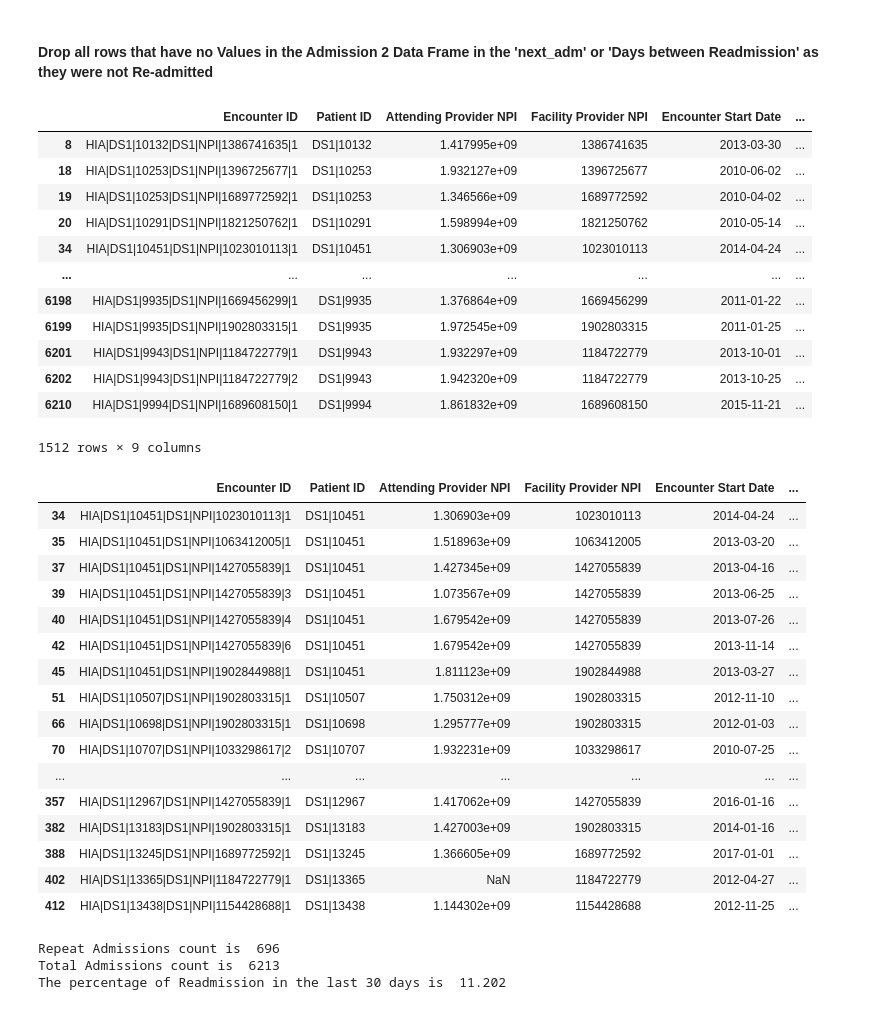
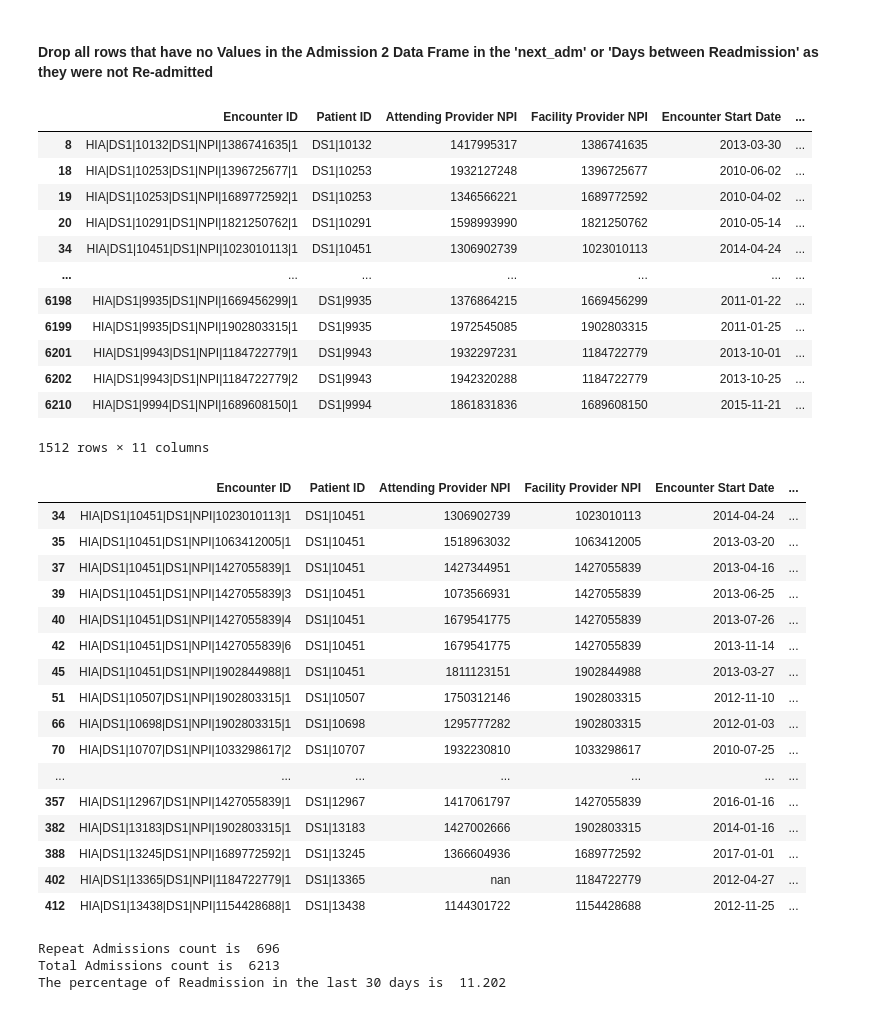
Before and after one commit to jrioross/ursa_health_hospital_readmissions, a Jupyter notebook: notebooks/EDA2.ipynb, the cells around one changed output. Cells and saved outputs as stored; diff of their text form; code cells hidden in the pictures.

```diff
--- a/notebooks/EDA2.ipynb
+++ b/notebooks/EDA2.ipynb
@@ -56,4 +56,5 @@ members['Patient ZIP Code 5-Digit'] = members['Patient ZIP Code 5-Digit'].fillna
 # Change Object data type to Dates
 admissions['Encounter Start Date'] = pd.to_datetime(admissions['Encounter Start Date'], format='%Y-%m-%d')
 admissions['Encounter End Date'] = pd.to_datetime(admissions['Encounter End Date'], format='%Y-%m-%d')
+admissions['Attending Provider NPI']=admissions['Attending Provider NPI'].astype(str).str.replace('.0', '', regex=False)
 pcp_visit['Encounter Date'] = pd.to_datetime(pcp_visit['Encounter Date'], format='%Y-%m-%d')
@@ -64,8 +85,8 @@ admissions1 = admissions[['Encounter ID', 'Patient ID', 'Attending Provider NPI'
        'Facility Provider NPI', 'Encounter Start Date', 'Encounter End Date',
        #'Principal Discharge Diagnosis ICD-9-CM Code',
        #'Principal Discharge Diagnosis ICD-9-CM Description',
-       #'Principal Discharge Diagnosis ICD-10-CM Code',
-       #'Principal Discharge Diagnosis ICD-10-CM Description',
+       'Principal Discharge Diagnosis ICD-10-CM Code',
+       'Principal Discharge Diagnosis ICD-10-CM Description',
        #'Primary Plan Allowed Amount', 'Primary Plan Paid Amount',
        'Patient Paid Amount']]
 # %%
@@ -160,7 +183,7 @@ admissions2[admissions2['Patient ID']=='DS1|10451']
 # %% [markdown]
 #### Now that we have the Next Encounter Start Date added to the Current Encounter row. We can Calculate the number of days between the two visits
 # %%
-admissions2['Days Between Readmission']= admissions2['next_adm'] - admissions2['Encounter End Date']
+admissions2['Days Between Re_admission']= admissions2['next_adm'] - admissions2['Encounter End Date']
 admissions2
 # %% [output]
 A value is trying to be set on a copy of a slice from a DataFrame.
@@ -188,40 +211,40 @@ re_admits = admissions2.dropna(subset=['next_adm'])
 re_admits
 # %% [output]
 |  | Encounter ID | Patient ID | Attending Provider NPI | Facility Provider NPI | Encounter Start Date | ... |
-| 8 | HIA|DS1|10132|DS1|NPI|1386741635|1 | DS1|10132 | 1.417995e+09 | 1386741635 | 2013-03-30 | ... |
-| 18 | HIA|DS1|10253|DS1|NPI|1396725677|1 | DS1|10253 | 1.932127e+09 | 1396725677 | 2010-06-02 | ... |
-| 19 | HIA|DS1|10253|DS1|NPI|1689772592|1 | DS1|10253 | 1.346566e+09 | 1689772592 | 2010-04-02 | ... |
-| 20 | HIA|DS1|10291|DS1|NPI|1821250762|1 | DS1|10291 | 1.598994e+09 | 1821250762 | 2010-05-14 | ... |
-| 34 | HIA|DS1|10451|DS1|NPI|1023010113|1 | DS1|10451 | 1.306903e+09 | 1023010113 | 2014-04-24 | ... |
+| 8 | HIA|DS1|10132|DS1|NPI|1386741635|1 | DS1|10132 | 1417995317 | 1386741635 | 2013-03-30 | ... |
+| 18 | HIA|DS1|10253|DS1|NPI|1396725677|1 | DS1|10253 | 1932127248 | 1396725677 | 2010-06-02 | ... |
+| 19 | HIA|DS1|10253|DS1|NPI|1689772592|1 | DS1|10253 | 1346566221 | 1689772592 | 2010-04-02 | ... |
+| 20 | HIA|DS1|10291|DS1|NPI|1821250762|1 | DS1|10291 | 1598993990 | 1821250762 | 2010-05-14 | ... |
+| 34 | HIA|DS1|10451|DS1|NPI|1023010113|1 | DS1|10451 | 1306902739 | 1023010113 | 2014-04-24 | ... |
 | ... | ... | ... | ... | ... | ... | ... |
-| 6198 | HIA|DS1|9935|DS1|NPI|1669456299|1 | DS1|9935 | 1.376864e+09 | 1669456299 | 2011-01-22 | ... |
-| 6199 | HIA|DS1|9935|DS1|NPI|1902803315|1 | DS1|9935 | 1.972545e+09 | 1902803315 | 2011-01-25 | ... |
-| 6201 | HIA|DS1|9943|DS1|NPI|1184722779|1 | DS1|9943 | 1.932297e+09 | 1184722779 | 2013-10-01 | ... |
-| 6202 | HIA|DS1|9943|DS1|NPI|1184722779|2 | DS1|9943 | 1.942320e+09 | 1184722779 | 2013-10-25 | ... |
-| 6210 | HIA|DS1|9994|DS1|NPI|1689608150|1 | DS1|9994 | 1.861832e+09 | 1689608150 | 2015-11-21 | ... |
+| 6198 | HIA|DS1|9935|DS1|NPI|1669456299|1 | DS1|9935 | 1376864215 | 1669456299 | 2011-01-22 | ... |
+| 6199 | HIA|DS1|9935|DS1|NPI|1902803315|1 | DS1|9935 | 1972545085 | 1902803315 | 2011-01-25 | ... |
+| 6201 | HIA|DS1|9943|DS1|NPI|1184722779|1 | DS1|9943 | 1932297231 | 1184722779 | 2013-10-01 | ... |
+| 6202 | HIA|DS1|9943|DS1|NPI|1184722779|2 | DS1|9943 | 1942320288 | 1184722779 | 2013-10-25 | ... |
+| 6210 | HIA|DS1|9994|DS1|NPI|1689608150|1 | DS1|9994 | 1861831836 | 1689608150 | 2015-11-21 | ... |
-1512 rows × 9 columns
+1512 rows × 11 columns
 # %%
 # the Dataframe does contain negative values in the Days between Readmission as well as we need to
 # find the records that are 0 - 30 days.
-re_admits = re_admits[(re_admits['Days Between Readmission'] <= dt.timedelta(days = 30)) & (re_admits['Days Between Readmission'] >= dt.timedelta(days = 0)) ]
-re_admits.head(50)
+re_admits_under30d = re_admits[(re_admits['Days Between Re_admission'] <= dt.timedelta(days = 30)) & (re_admits['Days Between Re_admission'] >= dt.timedelta(days = 0)) ]
+re_admits_under30d.head(50)
 # %% [output]
 |  | Encounter ID | Patient ID | Attending Provider NPI | Facility Provider NPI | Encounter Start Date | ... |
-| 34 | HIA|DS1|10451|DS1|NPI|1023010113|1 | DS1|10451 | 1.306903e+09 | 1023010113 | 2014-04-24 | ... |
-| 35 | HIA|DS1|10451|DS1|NPI|1063412005|1 | DS1|10451 | 1.518963e+09 | 1063412005 | 2013-03-20 | ... |
-| 37 | HIA|DS1|10451|DS1|NPI|1427055839|1 | DS1|10451 | 1.427345e+09 | 1427055839 | 2013-04-16 | ... |
-| 39 | HIA|DS1|10451|DS1|NPI|1427055839|3 | DS1|10451 | 1.073567e+09 | 1427055839 | 2013-06-25 | ... |
-| 40 | HIA|DS1|10451|DS1|NPI|1427055839|4 | DS1|10451 | 1.679542e+09 | 1427055839 | 2013-07-26 | ... |
-| 42 | HIA|DS1|10451|DS1|NPI|1427055839|6 | DS1|10451 | 1.679542e+09 | 1427055839 | 2013-11-14 | ... |
-| 45 | HIA|DS1|10451|DS1|NPI|1902844988|1 | DS1|10451 | 1.811123e+09 | 1902844988 | 2013-03-27 | ... |
-| 51 | HIA|DS1|10507|DS1|NPI|1902803315|1 | DS1|10507 | 1.750312e+09 | 1902803315 | 2012-11-10 | ... |
-| 66 | HIA|DS1|10698|DS1|NPI|1902803315|1 | DS1|10698 | 1.295777e+09 | 1902803315 | 2012-01-03 | ... |
-| 70 | HIA|DS1|10707|DS1|NPI|1033298617|2 | DS1|10707 | 1.932231e+09 | 1033298617 | 2010-07-25 | ... |
+| 34 | HIA|DS1|10451|DS1|NPI|1023010113|1 | DS1|10451 | 1306902739 | 1023010113 | 2014-04-24 | ... |
+| 35 | HIA|DS1|10451|DS1|NPI|1063412005|1 | DS1|10451 | 1518963032 | 1063412005 | 2013-03-20 | ... |
+| 37 | HIA|DS1|10451|DS1|NPI|1427055839|1 | DS1|10451 | 1427344951 | 1427055839 | 2013-04-16 | ... |
+| 39 | HIA|DS1|10451|DS1|NPI|1427055839|3 | DS1|10451 | 1073566931 | 1427055839 | 2013-06-25 | ... |
+| 40 | HIA|DS1|10451|DS1|NPI|1427055839|4 | DS1|10451 | 1679541775 | 1427055839 | 2013-07-26 | ... |
+| 42 | HIA|DS1|10451|DS1|NPI|1427055839|6 | DS1|10451 | 1679541775 | 1427055839 | 2013-11-14 | ... |
+| 45 | HIA|DS1|10451|DS1|NPI|1902844988|1 | DS1|10451 | 1811123151 | 1902844988 | 2013-03-27 | ... |
+| 51 | HIA|DS1|10507|DS1|NPI|1902803315|1 | DS1|10507 | 1750312146 | 1902803315 | 2012-11-10 | ... |
+| 66 | HIA|DS1|10698|DS1|NPI|1902803315|1 | DS1|10698 | 1295777282 | 1902803315 | 2012-01-03 | ... |
+| 70 | HIA|DS1|10707|DS1|NPI|1033298617|2 | DS1|10707 | 1932230810 | 1033298617 | 2010-07-25 | ... |
 | ... | ... | ... | ... | ... | ... | ... |
-| 357 | HIA|DS1|12967|DS1|NPI|1427055839|1 | DS1|12967 | 1.417062e+09 | 1427055839 | 2016-01-16 | ... |
-| 382 | HIA|DS1|13183|DS1|NPI|1902803315|1 | DS1|13183 | 1.427003e+09 | 1902803315 | 2014-01-16 | ... |
-| 388 | HIA|DS1|13245|DS1|NPI|1689772592|1 | DS1|13245 | 1.366605e+09 | 1689772592 | 2017-01-01 | ... |
-| 402 | HIA|DS1|13365|DS1|NPI|1184722779|1 | DS1|13365 | NaN | 1184722779 | 2012-04-27 | ... |
-| 412 | HIA|DS1|13438|DS1|NPI|1154428688|1 | DS1|13438 | 1.144302e+09 | 1154428688 | 2012-11-25 | ... |
+| 357 | HIA|DS1|12967|DS1|NPI|1427055839|1 | DS1|12967 | 1417061797 | 1427055839 | 2016-01-16 | ... |
+| 382 | HIA|DS1|13183|DS1|NPI|1902803315|1 | DS1|13183 | 1427002666 | 1902803315 | 2014-01-16 | ... |
+| 388 | HIA|DS1|13245|DS1|NPI|1689772592|1 | DS1|13245 | 1366604936 | 1689772592 | 2017-01-01 | ... |
+| 402 | HIA|DS1|13365|DS1|NPI|1184722779|1 | DS1|13365 | nan | 1184722779 | 2012-04-27 | ... |
+| 412 | HIA|DS1|13438|DS1|NPI|1154428688|1 | DS1|13438 | 1144301722 | 1154428688 | 2012-11-25 | ... |
 # %%
 # Identify the records in the Re-admission DF
```
Also changed, not shown: parts of 43 cells of this notebook, 1 other file.
